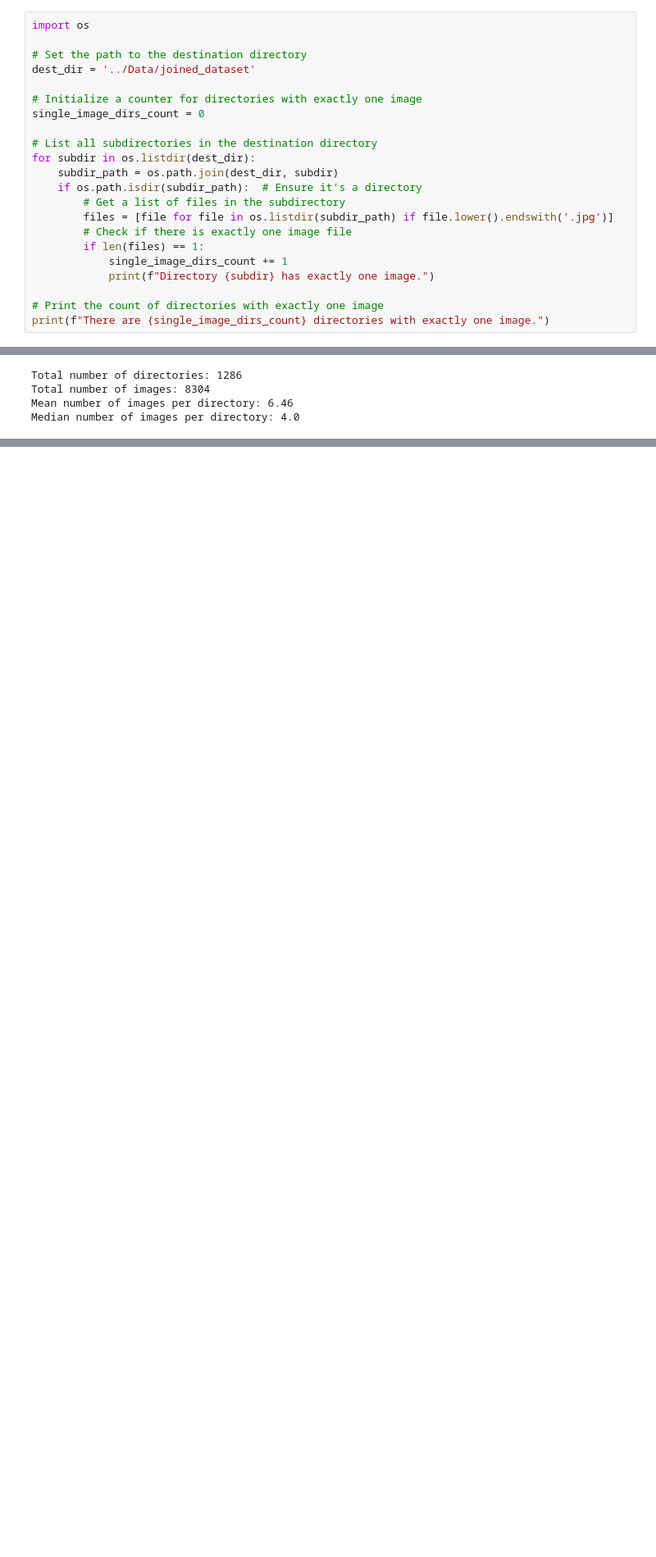
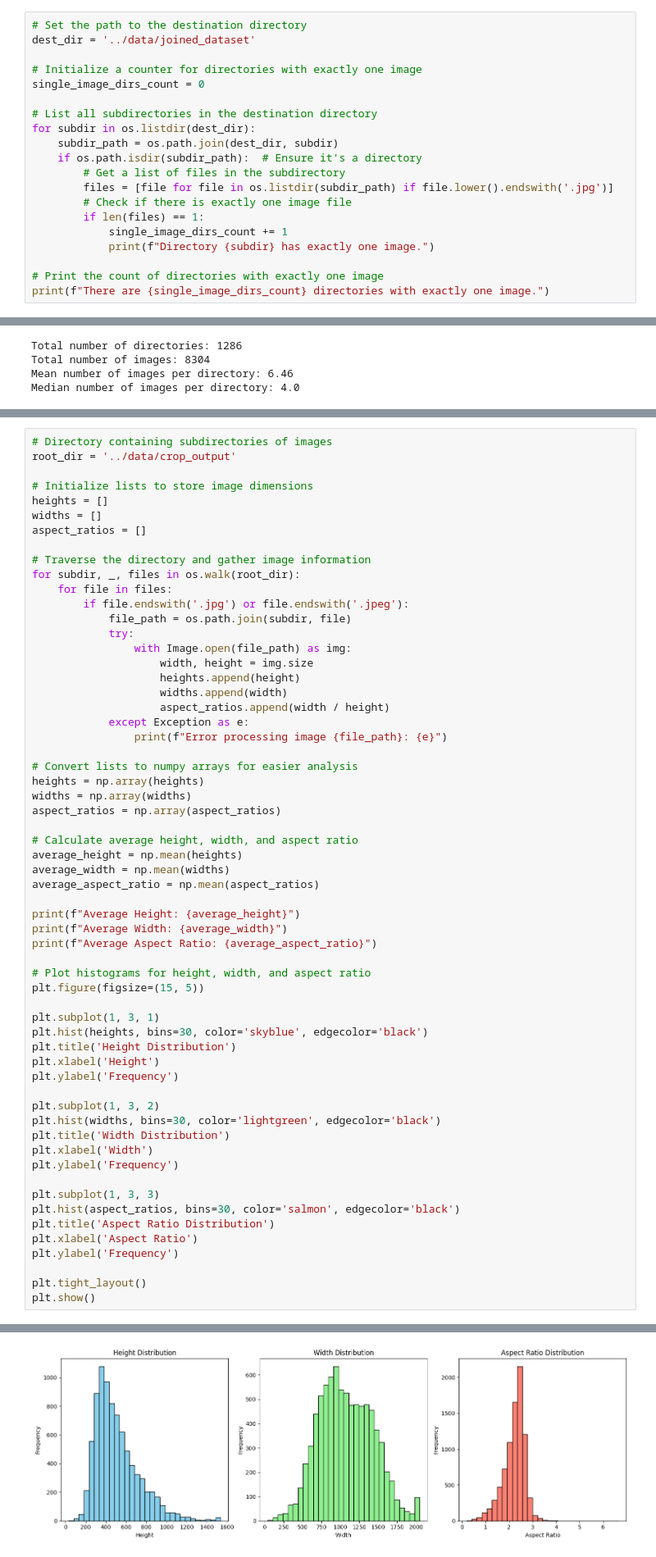
Before and after one commit to acse-dc1823/spotID, a Jupyter notebook: scripts_preprocessing/EDA.ipynb, the cells around one changed output, grey strips where cells are left out. Shown: that part at 82% size. Cells and saved outputs as stored; diff of their text form; blank space fills up the shorter version.

```diff
--- a/scripts_preprocessing/EDA.ipynb
+++ b/scripts_preprocessing/EDA.ipynb
@@ -5,8 +11,6 @@ import os
 # %%
-import os
-
 # Set the path to the destination directory
-dest_dir = '../Data/joined_dataset'
+dest_dir = '../data/joined_dataset'
 
 # Initialize a counter for directories with exactly one image
 single_image_dirs_count = 0
@@ -100,0 +101,61 @@ dest_dir
+# %%
+# Directory containing subdirectories of images
+root_dir = '../data/crop_output'
+
+# Initialize lists to store image dimensions
+heights = []
+widths = []
+aspect_ratios = []
+
+# Traverse the directory and gather image information
+for subdir, _, files in os.walk(root_dir):
+    for file in files:
+        if file.endswith('.jpg') or file.endswith('.jpeg'):
+            file_path = os.path.join(subdir, file)
+            try:
+                with Image.open(file_path) as img:
+                    width, height = img.size
+                    heights.append(height)
+                    widths.append(width)
+                    aspect_ratios.append(width / height)
+            except Exception as e:
+                print(f"Error processing image {file_path}: {e}")
+
+# Convert lists to numpy arrays for easier analysis
+heights = np.array(heights)
+widths = np.array(widths)
+aspect_ratios = np.array(aspect_ratios)
+
+# Calculate average height, width, and aspect ratio
+average_height = np.mean(heights)
+average_width = np.mean(widths)
+average_aspect_ratio = np.mean(aspect_ratios)
+
+print(f"Average Height: {average_height}")
+print(f"Average Width: {average_width}")
+print(f"Average Aspect Ratio: {average_aspect_ratio}")
+
+# Plot histograms for height, width, and aspect ratio
+plt.figure(figsize=(15, 5))
+
+plt.subplot(1, 3, 1)
+plt.hist(heights, bins=30, color='skyblue', edgecolor='black')
+plt.title('Height Distribution')
+plt.xlabel('Height')
+plt.ylabel('Frequency')
+
+plt.subplot(1, 3, 2)
+plt.hist(widths, bins=30, color='lightgreen', edgecolor='black')
+plt.title('Width Distribution')
+plt.xlabel('Width')
+plt.ylabel('Frequency')
+
+plt.subplot(1, 3, 3)
+plt.hist(aspect_ratios, bins=30, color='salmon', edgecolor='black')
+plt.title('Aspect Ratio Distribution')
+plt.xlabel('Aspect Ratio')
+plt.ylabel('Frequency')
+
+plt.tight_layout()
+plt.show()
+# %% [output]
@@ -100,0 +165 @@ dest_dir
+[figure, added]
```
Also changed, not shown: parts of 5 cells of this notebook, 4 other files.
